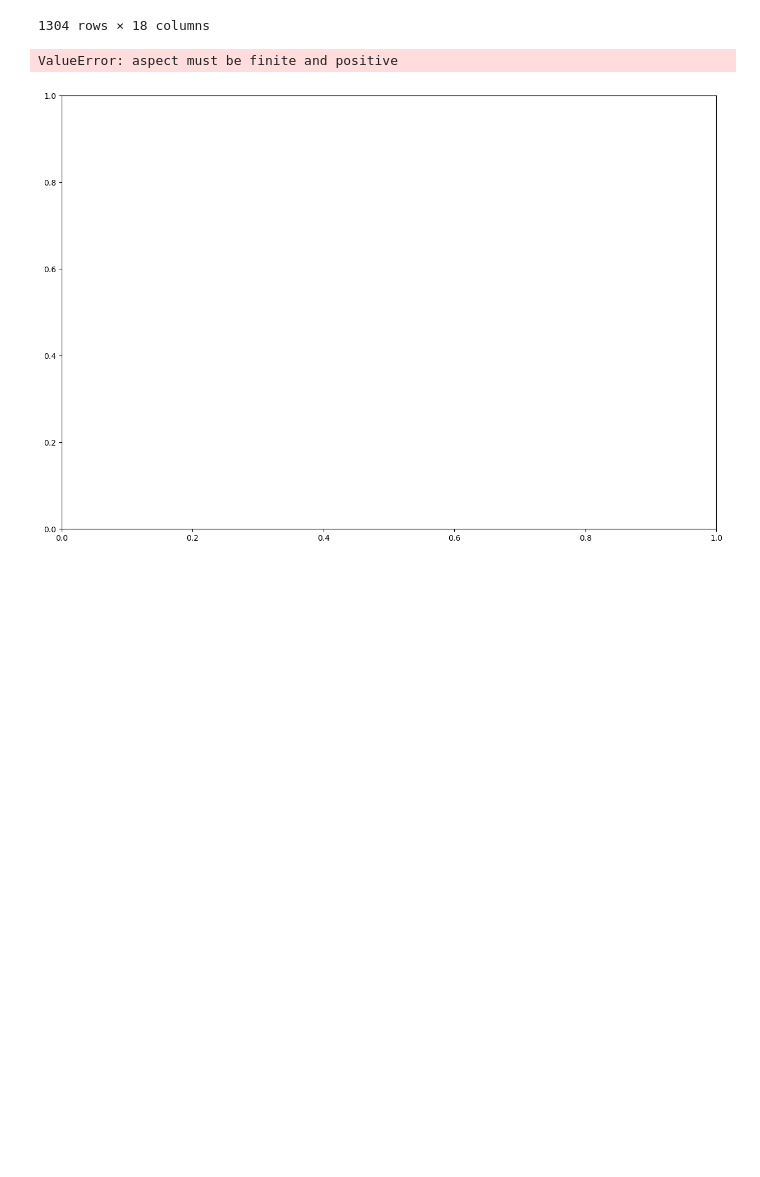
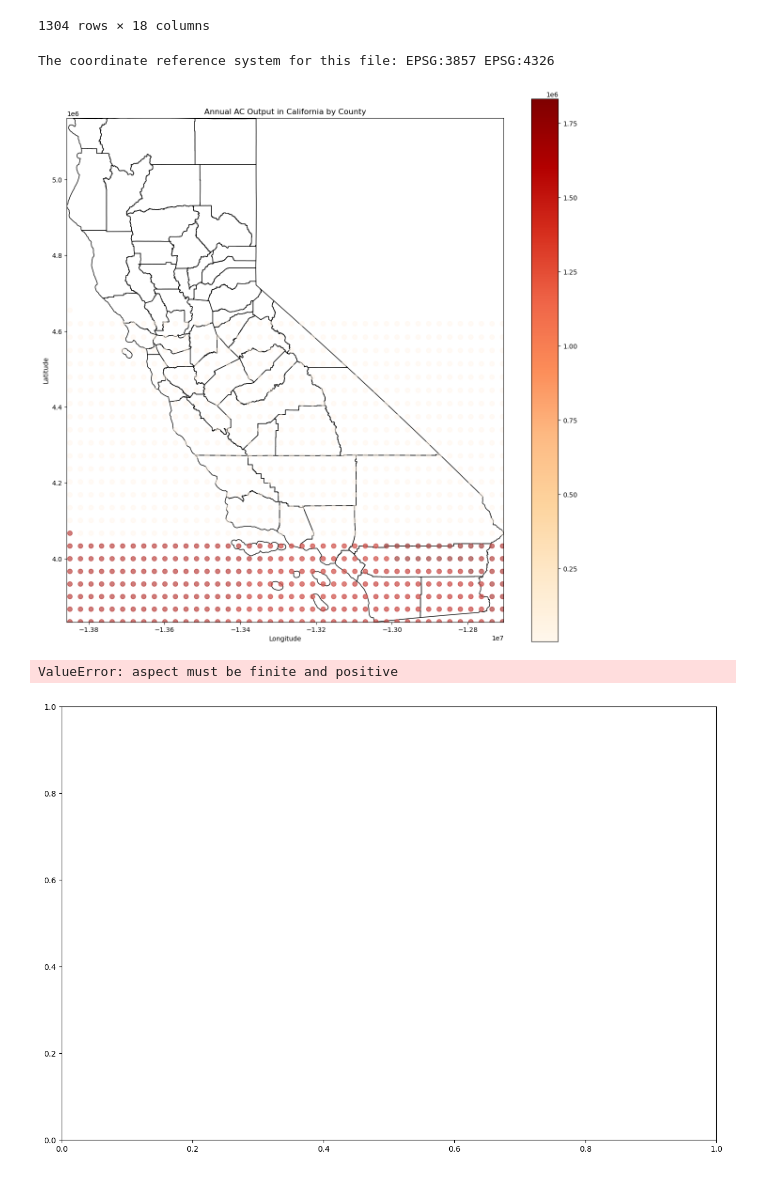
Before and after one commit to hrhampapura/SolarFarmPrediction, a Jupyter notebook: PVWatts_output.ipynb, the cells around one changed output. Saved outputs shown, nothing was run; the diff lists cells and outputs as text; code cells hidden in the pictures; blank space fills up the shorter version.

```diff
--- a/PVWatts_output.ipynb
+++ b/PVWatts_output.ipynb
@@ -13,6 +13,7 @@ from shapely.geometry import Point
 import matplotlib.pyplot as plt
 # %%
 hrh_apikey = 'GNoTfD5IZWwIEz24zB5Wn0aEhDvNJSep5bwapzTI'
+data_path = '/Users/hrh/Desktop/AI/erdos/rapower_data/'
 # %%
 # 1. Define PVWatts parameters and your API key
 parameters = {
@@ -147,7 +130,7 @@ df
 # %%
 # df.to_csv('pvwatts_monthly_ca0.25_1960_1990.csv',index=False)
 # %%
-df1 = pd.read_csv('pvwatts_monthly_ca0.25_1960_1990.csv')
+df1 = pd.read_csv(data_path+'pvwatts_monthly_ca0.25_1960_1990.csv')
 df1
 # %% [output]
 |  | ac_monthly | poa_monthly | solrad_monthly | dc_monthly | ac_annual | solrad_annual | capacity_factor | ... |
@@ -167,6 +150,38 @@ df1
 # Convert DataFrame to GeoDataFrame
 geometry = [Point(xy) for xy in zip(df1['longitude'], df1['latitude'])]
 geo_df   = gpd.GeoDataFrame(df1, geometry=geometry)
+# %%
+# Read the California county boundaries shapefile
+ca_counties = gpd.read_file(data_path+ 'CA_counties/CA_Counties_TIGER2016.shp')
+
+geo_df.crs = "EPSG:4326" #Setting the crs of geo_df
+print('The coordinate reference system for this file:',ca_counties.crs,geo_df.crs)
+
+
+# Ensure that your data is in the same CRS as the shapefile
+geo_df = geo_df.to_crs(ca_counties.crs)
+
+# Plot the county boundaries
+fig, ax = plt.subplots(figsize=(15, 15))
+ca_counties.plot(ax=ax, color='white', edgecolor='black')
+
+# Plot your data on top of the county boundaries
+geo_df.plot(ax=ax, column='ac_annual', legend=True, markersize=50, cmap='OrRd', alpha=0.5)
+
+# Add titles and labels as needed
+plt.title("Annual AC Output in California by County")
+plt.xlabel('Longitude')
+plt.ylabel('Latitude')
+
+# Optionally, adjust the plot limits to the extent of the shapefile or your data points
+ax.set_xlim(ca_counties.bounds.minx.min(), ca_counties.bounds.maxx.max())
+ax.set_ylim(ca_counties.bounds.miny.min(), ca_counties.bounds.maxy.max())
+
+# Display the plot
+plt.show()
+# %% [output]
+The coordinate reference system for this file: EPSG:3857 EPSG:4326
+[figure, added]
 # %%
 # Load US boundaries and plot
 world = gpd.read_file(gpd.datasets.get_path('naturalearth_lowres'))
```
Also changed, not shown: parts of 2 cells of this notebook, 1 other file.
